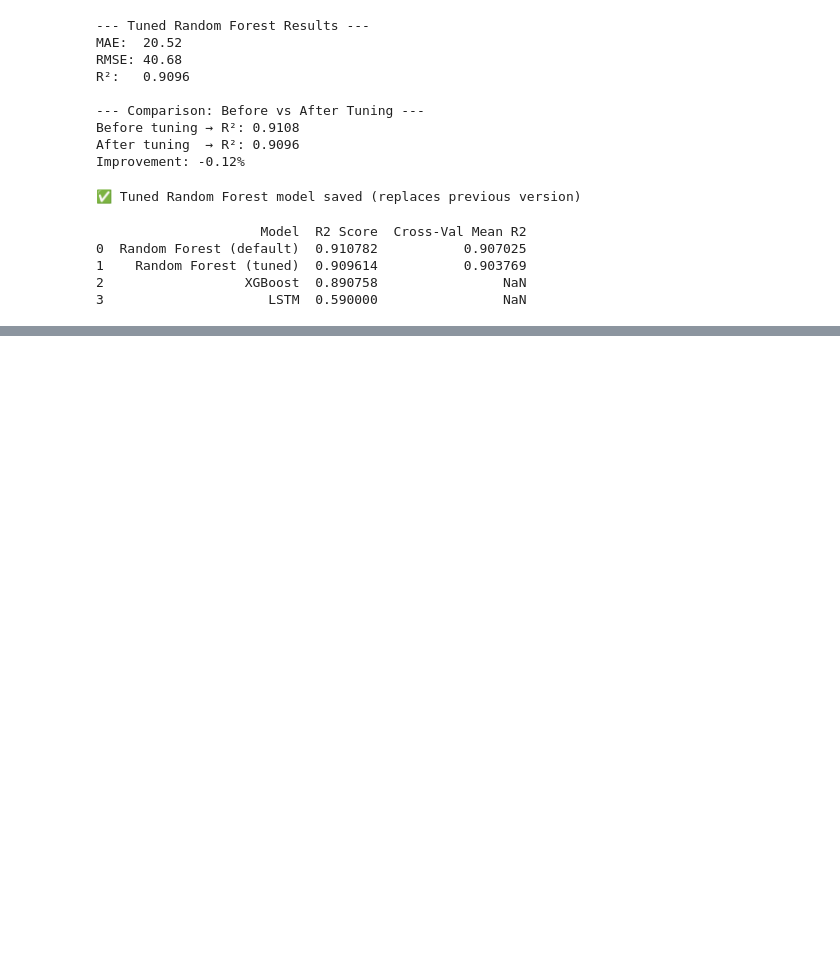
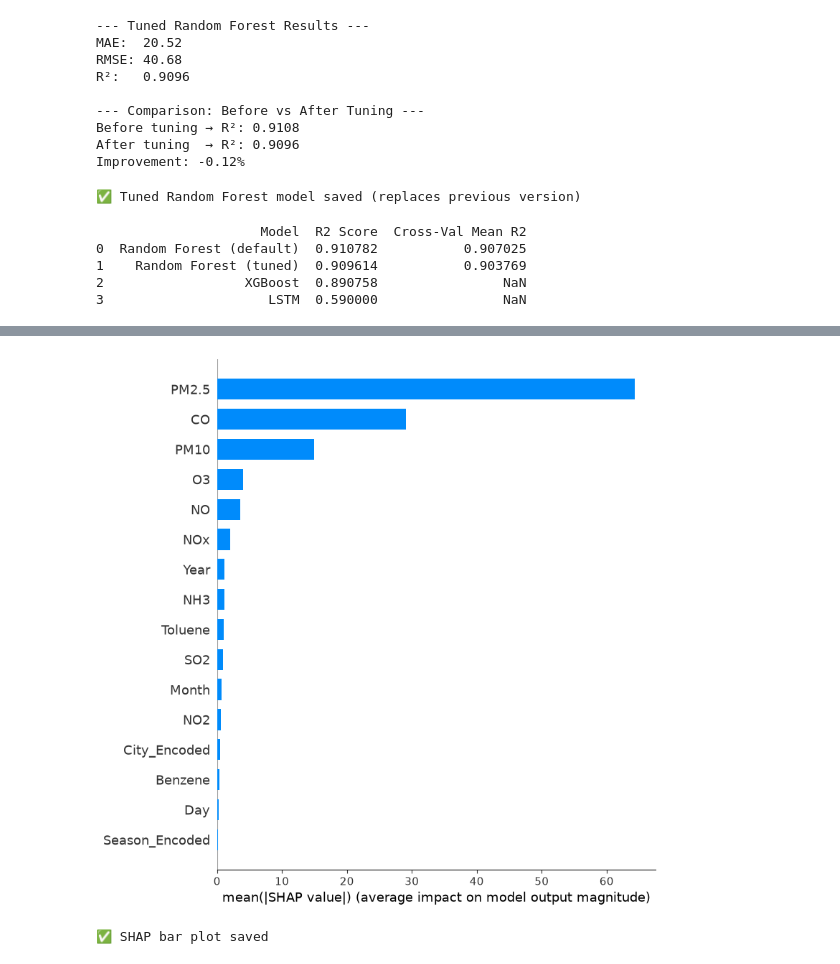
Before and after one commit to ankur0278/aqi-predictor-project, a Jupyter notebook: notebooks/03_model_building.ipynb, the cells around one changed output, grey strips where cells are left out. Cells and saved outputs as stored; diff of their text form; code cells hidden in the pictures; blank space fills up the shorter version.

```diff
--- a/notebooks/03_model_building.ipynb
+++ b/notebooks/03_model_building.ipynb
@@ -222,0 +243,11 @@ results_final.to_csv('../reports/final_model_comparison.csv', index=False)
+# %%
+plt.figure()
+shap.summary_plot(shap_values, X_test, feature_names=features,
+                  plot_type='bar', show=False)
+plt.tight_layout()
+plt.savefig('../reports/12_shap_bar.png', dpi=150, bbox_inches='tight')
+plt.show()
+print("✅ SHAP bar plot saved")
+# %% [output]
+[figure, added]
+✅ SHAP bar plot saved
```
Also changed, not shown: parts of 3 cells of this notebook, 4 other files.
